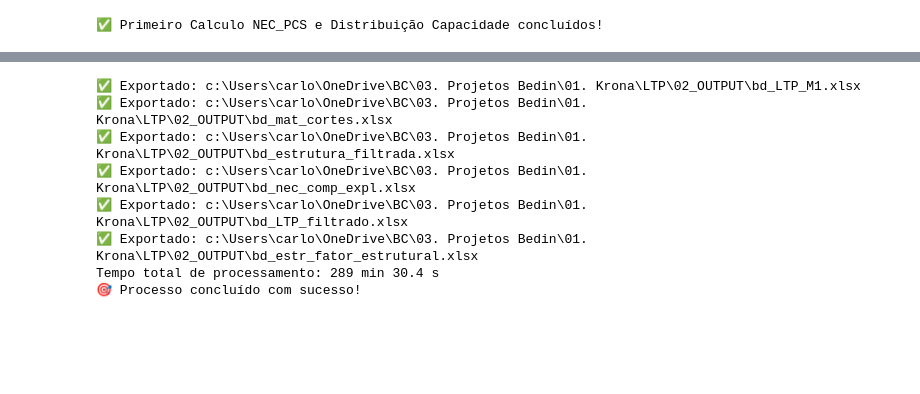
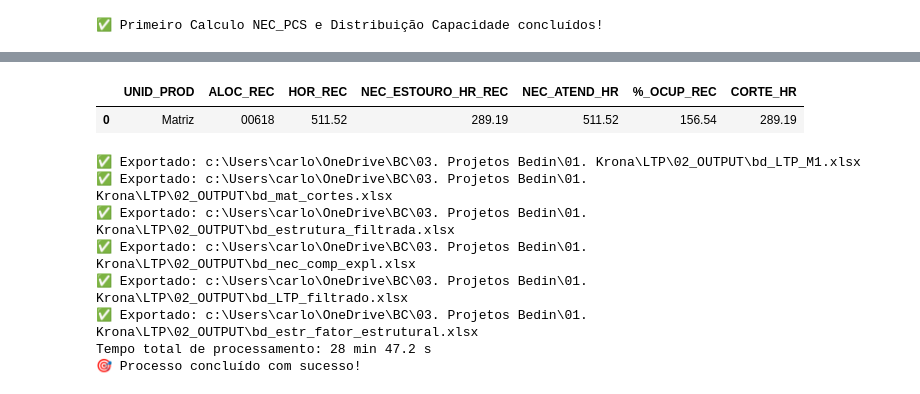
Before and after one commit to OtavioBedin/LTP, a Jupyter notebook: 00_SCRIPTS/ETL_LTP.ipynb, the cells around one changed output, grey strips where cells are left out. Drawn from its saved outputs; the diff is of its cells as text; code cells hidden in the pictures; blank space fills up the shorter version.

Commit message:
Evolução e implementação de matriz de cortes conforme alinhado com Gabriel

```diff
--- a/00_SCRIPTS/ETL_LTP.ipynb
+++ b/00_SCRIPTS/ETL_LTP.ipynb
@@ -1113,7 +1113,7 @@ for mes_ref in mes_refs:
             bd_LTP['DIF_EMB_HR'] = bd_LTP['DIF_EMB_PCS'] / bd_LTP['PCS_HORA']
 
             # FIXME: FILTRAR bd_mat_cortes campo ALOC_REC
-            bd_mat_cortes = bd_mat_cortes[bd_mat_cortes['ALOC_REC'] == '00507'].reset_index(drop=True)
+            bd_mat_cortes = bd_mat_cortes[bd_mat_cortes['ALOC_REC'] == '00618'].reset_index(drop=True)
 
             # Iniciar lopp de cortes por recurso
             for i in range(len(bd_mat_cortes)):
@@ -1131,7 +1131,7 @@ for mes_ref in mes_refs:
                 if 'PI' in bd_LTP_filtrado['TIPO_PROD'].values and soma_nec_pcs_pi > 0:
                     # Listar os COD_PROD e UNID_PROD que sejam TIPO_PROD = "PI", eliminando duplicatas, eliminando NEC_PCS = 0
                     pi_itens = bd_LTP_filtrado[bd_LTP_filtrado['TIPO_PROD'] == 'PI'][['COD_PROD', 'UNID_PROD', 'PCS_HORA', 'NEC_PCS']].drop_duplicates().reset_index(drop=True)
-                    # pi_itens = pi_itens[pi_itens['NEC_PCS'] > 0].reset_index(drop=True)
+                    pi_itens = pi_itens[pi_itens['NEC_PCS'] > 0].reset_index(drop=True)
                     pi_itens['RASTREABILIDADE'] = pi_itens['COD_PROD'] + '|' + pi_itens['UNID_PROD']
                     pi_itens['COD_INSUMO'] = pi_itens['COD_PROD']
                     # Filtrar COD_PROD e UNID_PROD do pi_itens, nos campos COD_INSUMO e UNID_PROD da bd_ltp_estrutura_explodida
@@ -1203,14 +1203,37 @@ for mes_ref in mes_refs:
 
                     # 4. Rateio e sobreescrever as colunas originais com os valores rateados
                     bd_LTP_filtrado[cols_rateio] = base.div(base_sum, axis=0).mul(fator, axis=0).fillna(0)
-                    # # --------------------------------------- Fim Realizar Rateio -------------------------------------------
+                    # --------------------------------------- Fim Realizar Rateio -------------------------------------------
+
+                    # Loop sob a bd_mat_cortes para identificar o corte CORTE_HR e aplicar na bd_LTP_filtrado, conforme matriz de cortes e recursos, filtros de mesma região e recurso, e coluna de referencia da matriz de cortes, para identificar os produtos que devem ser cortados, e as horas a serem cortadas
+                    for j in range(len(bd_mat_cortes)):
+                        aloc_rec_corte = bd_mat_cortes.at[j, 'ALOC_REC']
+                        unid_prod_corte = bd_mat_cortes.at[j, 'UNID_PROD']
+                        corte_hr = bd_mat_cortes.at[j, 'CORTE_HR']
+                        coluna_ref_corte = bd_mat_cortes.at[j, 'COLUNA_REF']
+
+                        # Filtrar bd_LTP_filtrado para o recurso e unidade de produto do corte
+                        filtro_corte = (bd_LTP_filtrado['ALOC_REC'] == aloc_rec_corte) & (bd_LTP_filtrado['UNID_PROD'] == unid_prod_corte)
+                        bd_LTP_filtrado_corte = bd_LTP_filtrado.loc[filtro_corte].copy()
+
+                        # Aplicar o corte_hr na coluna_ref_corte da bd_LTP_filtrado_corte, reduzindo o valor da coluna_ref_corte pelo corte_hr, sem reduzir abaixo de zero
+                        bd_LTP_filtrado.loc[filtro_corte, coluna_ref_corte] = (bd_LTP_filtrado.loc[filtro_corte, coluna_ref_corte] - corte_hr).clip(lower=0)
+
+
+                    # Função que cria a matriz de cortes, e sequencia de cortes que deve ser respeitada
+                    bd_matriz_cortes_rec = matriz_cortes_horas(bd_LTP_filtrado)
+
+
+
+                    '''
+                        Filtrar mesma região matriz e coluna de analise no BD_FILTRADO
+                        IR na coluna especifica e calcular partipação no total, de cada produto, na coluna foco da matriz de cortes
+
+                    '''
 
                 else:
                     # Aplicar cortes pois no filtro máquina temos somente PAs
-                    print("NAO")
+                    pass
+            return  bd_LTP, bd_mat_cortes, bd_LTP_filtrado, pi_itens, linhas_filtradas_pa_LTP, bd_estr_fator_estrutural, bd_matriz_cortes_rec
 
-            return  bd_LTP, bd_mat_cortes, bd_LTP_filtrado, pi_itens, linhas_filtradas_pa_LTP, bd_estr_fator_estrutural
-
-    bd_LTP_M1, bd_mat_cortes, bd_LTP_filtrado, pi_itens, linhas_filtradas_pa_LTP, bd_estr_fator_estrutural = aplicar_cortes_recursos(bd_LTP_M1)
-
-pi_itens
+    bd_LTP_M1, bd_mat_cortes, bd_LTP_filtrado, pi_itens, linhas_filtradas_pa_LTP, bd_estr_fator_estrutural, bd_matriz_cortes_rec = aplicar_cortes_recursos(bd_LTP_M1)
@@ -1230,3 +1240,8 @@ pi_itens
+# %%
+bd_mat_cortes
+# %% [output]
+|  | UNID_PROD | ALOC_REC | HOR_REC | NEC_ESTOURO_HR_REC | NEC_ATEND_HR | %_OCUP_REC | CORTE_HR |
+| 0 | Matriz | 00618 | 511.52 | 289.19 | 511.52 | 156.54 | 289.19 |
 # %%
 # Exportar para Excel
 
@@ -1255,5 +1270,5 @@ print("🎯 Processo concluído com sucesso!")
 ✅ Exportado: c:\Users\carlo\OneDrive\BC\03. Projetos Bedin\01. Krona\LTP\02_OUTPUT\bd_nec_comp_expl.xlsx
 ✅ Exportado: c:\Users\carlo\OneDrive\BC\03. Projetos Bedin\01. Krona\LTP\02_OUTPUT\bd_LTP_filtrado.xlsx
 ✅ Exportado: c:\Users\carlo\OneDrive\BC\03. Projetos Bedin\01. Krona\LTP\02_OUTPUT\bd_estr_fator_estrutural.xlsx
-Tempo total de processamento: 289 min 30.4 s
+Tempo total de processamento: 28 min 47.2 s
 🎯 Processo concluído com sucesso!
```
Also changed, not shown: parts of 1 cell of this notebook, 1 other file.
